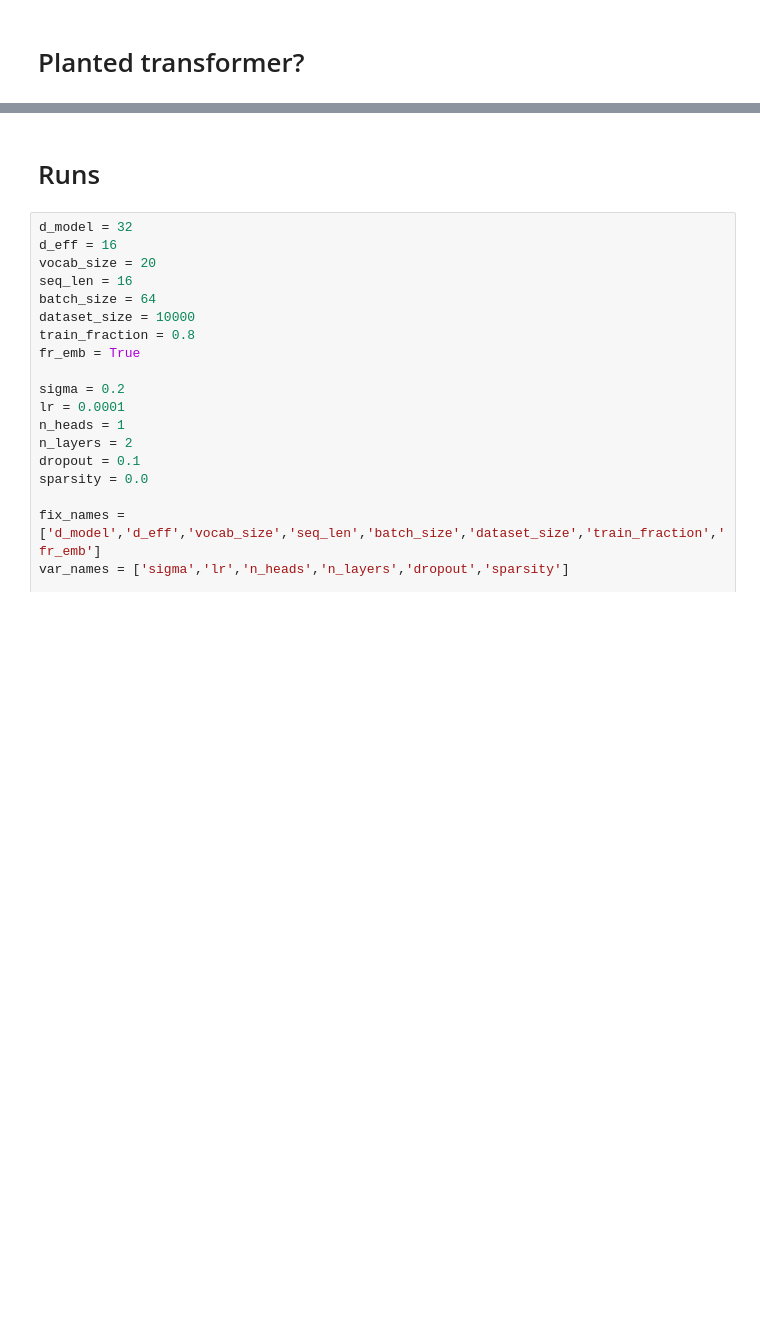
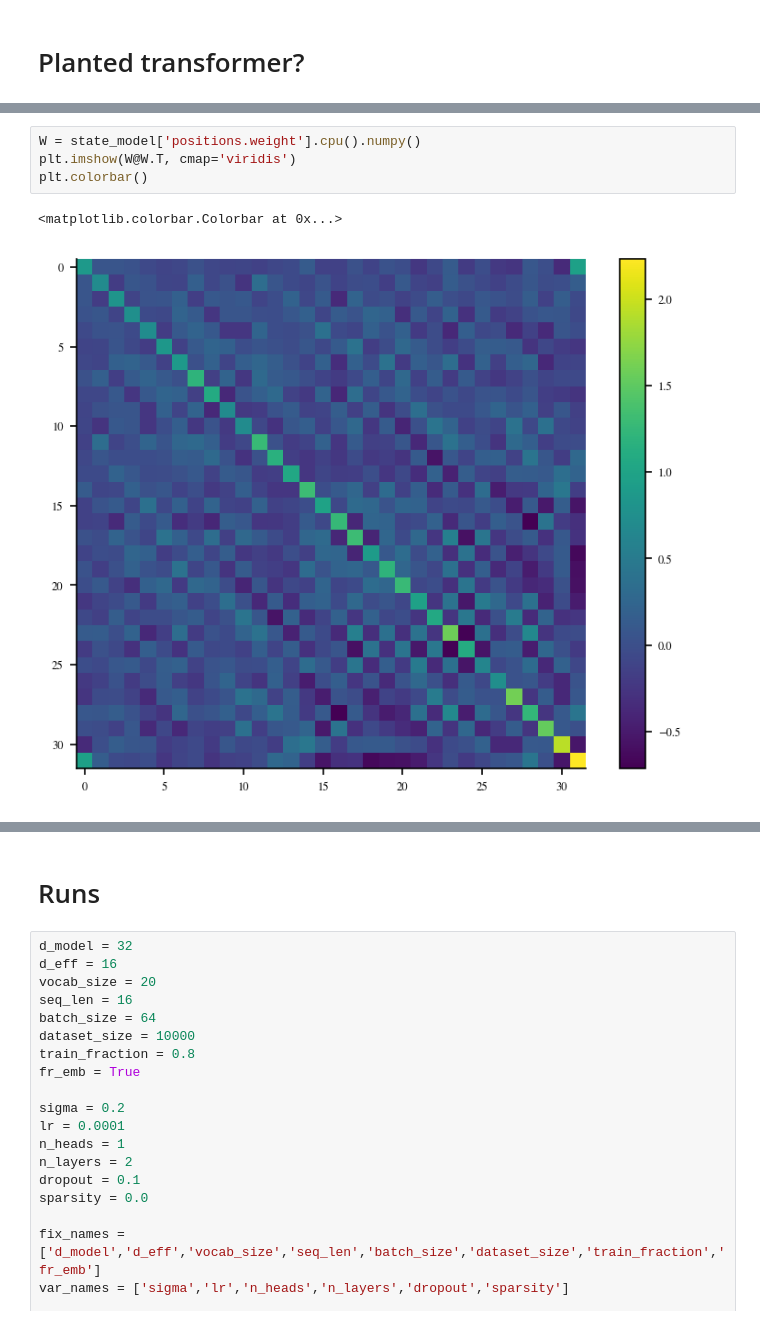
Before and after one commit to CristopherErazo/SAM, a Jupyter notebook: notebooks/26_02_03_Copying_Task.ipynb, the cells around one changed output, grey strips where cells are left out. Drawn from its saved outputs; the diff is of its cells as text; blank space fills up the shorter version.

```diff
--- a/notebooks/26_02_03_Copying_Task.ipynb
+++ b/notebooks/26_02_03_Copying_Task.ipynb
@@ -54,3 +101,10 @@ val_accuracy : (50,)
+# %%
+W = state_model['positions.weight'].cpu().numpy()
+plt.imshow(W@W.T, cmap='viridis')
+plt.colorbar()
+# %% [output]
+<matplotlib.colorbar.Colorbar at 0x...>
+[figure, added]
 # %%
 # Settings
 
```
Also changed, not shown: parts of 9 cells of this notebook, 6 other files.
